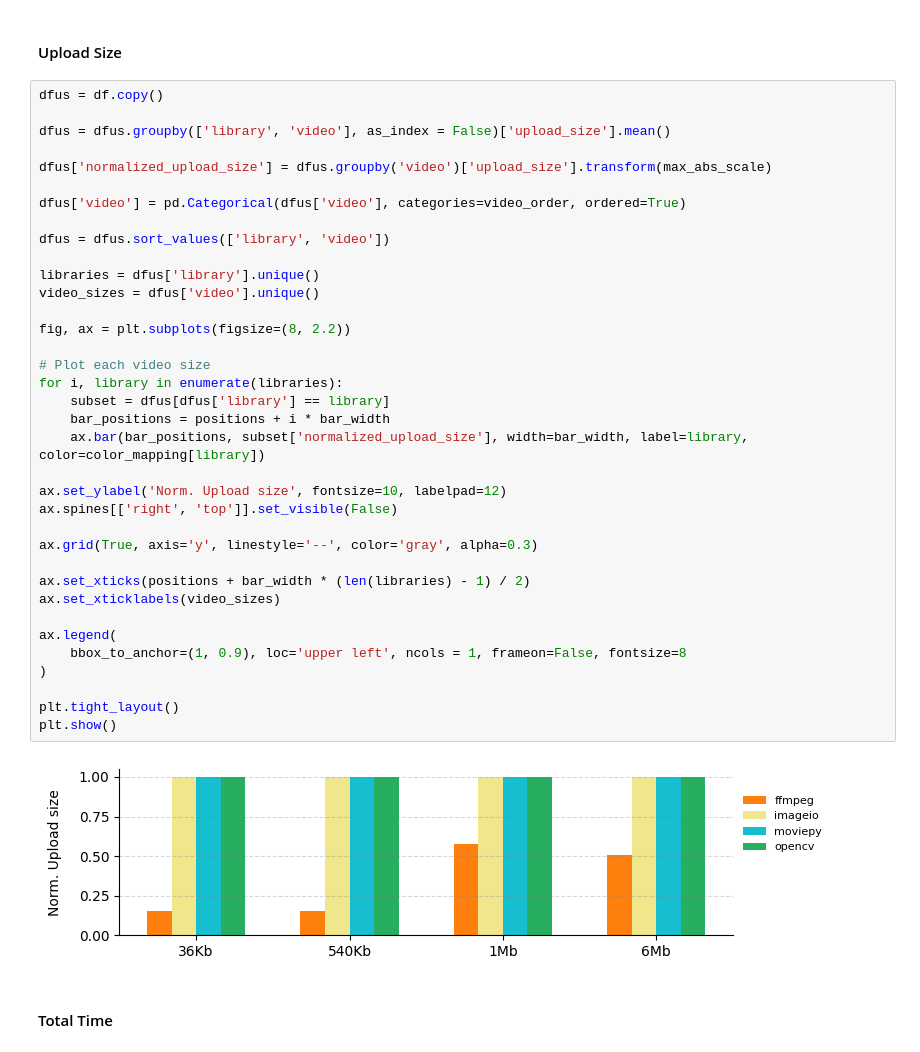
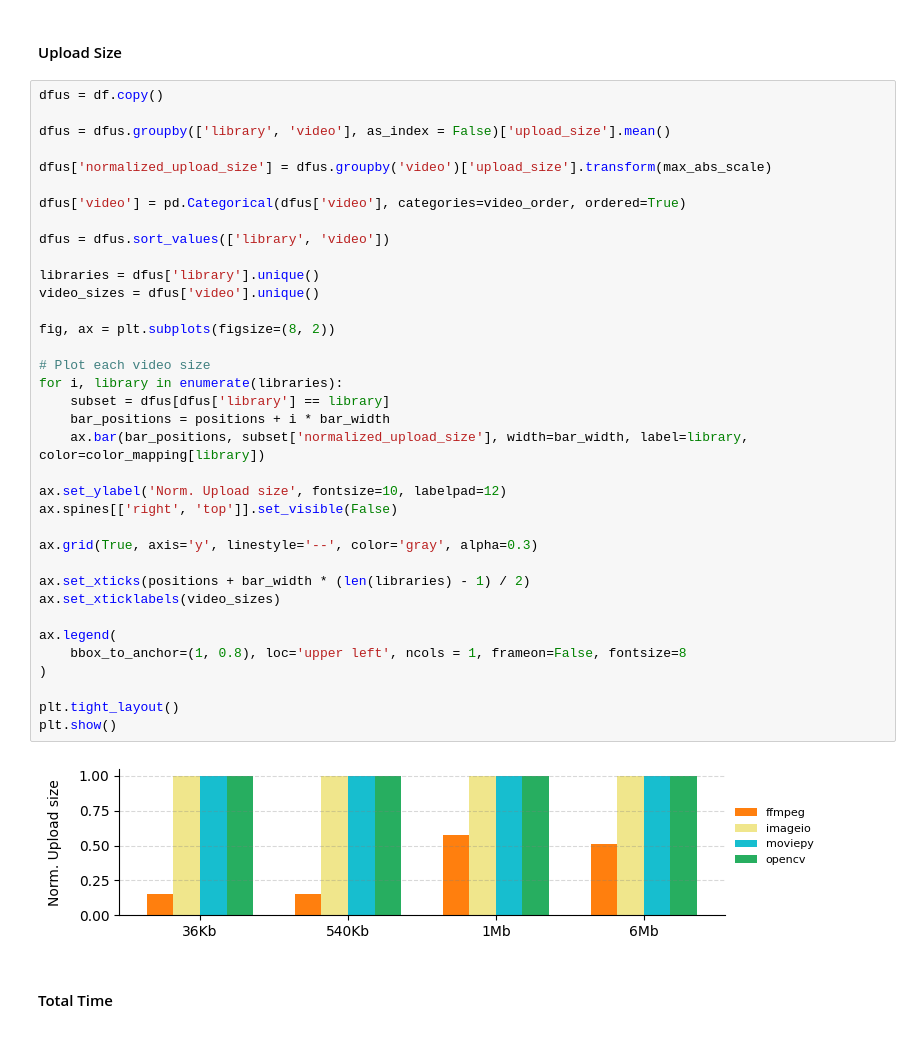
Before and after one commit to donaldonana/FaaS-Benchmark, a Jupyter notebook: 220.video-processing/utils/dataproc.ipynb, the cells around one changed output. Saved outputs shown, nothing was run; the diff lists cells and outputs as text.

```diff
--- a/220.video-processing/utils/dataproc.ipynb
+++ b/220.video-processing/utils/dataproc.ipynb
@@ -244,36 +243,36 @@ dfus = dfus.groupby(['library', 'video'], as_index = False)['upload_size'].mean(
 dfus['normalized_upload_size'] = dfus.groupby('video')['upload_size'].transform(max_abs_scale)
 
 dfus['video'] = pd.Categorical(dfus['video'], categories=video_order, ordered=True)
 
 dfus = dfus.sort_values(['library', 'video'])
 
 libraries = dfus['library'].unique()
 video_sizes = dfus['video'].unique()
 
-fig, ax = plt.subplots(figsize=(8, 2.2))
+fig, ax = plt.subplots(figsize=(8, 2))
 
 # Plot each video size
 for i, library in enumerate(libraries):
     subset = dfus[dfus['library'] == library]
     bar_positions = positions + i * bar_width
     ax.bar(bar_positions, subset['normalized_upload_size'], width=bar_width, label=library, color=color_mapping[library])
 
 ax.set_ylabel('Norm. Upload size', fontsize=10, labelpad=12)
 ax.spines[['right', 'top']].set_visible(False)
 
 ax.grid(True, axis='y', linestyle='--', color='gray', alpha=0.3)
 
 ax.set_xticks(positions + bar_width * (len(libraries) - 1) / 2)
 ax.set_xticklabels(video_sizes)
 
 ax.legend(
-    bbox_to_anchor=(1, 0.9), loc='upper left', ncols = 1, frameon=False, fontsize=8
+    bbox_to_anchor=(1, 0.8), loc='upper left', ncols = 1, frameon=False, fontsize=8
 )
 
 plt.tight_layout()
 plt.show()
 # %% [output]
-[figure, old version]
+[figure, new version]
 # %% [markdown]
 #### Total Time
 # %%
```
Also changed, not shown: parts of 1 cell of this notebook, 25 other files.
